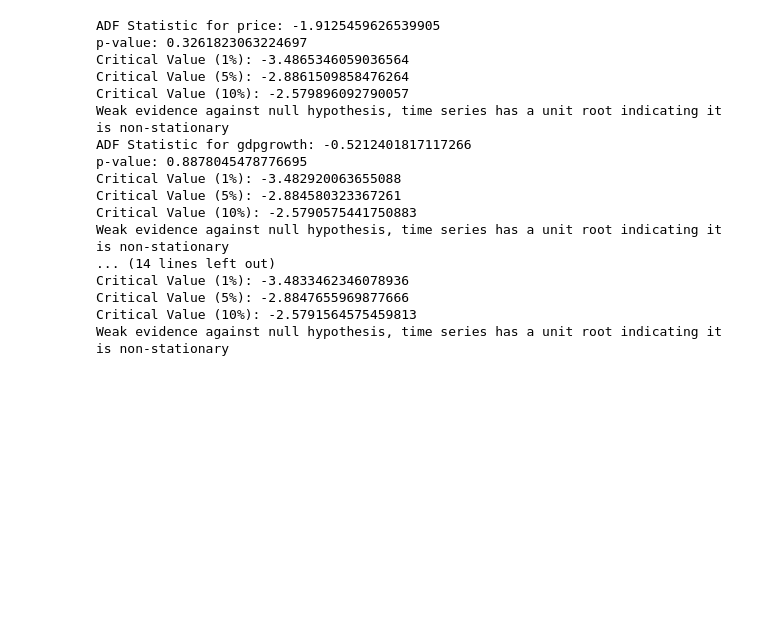
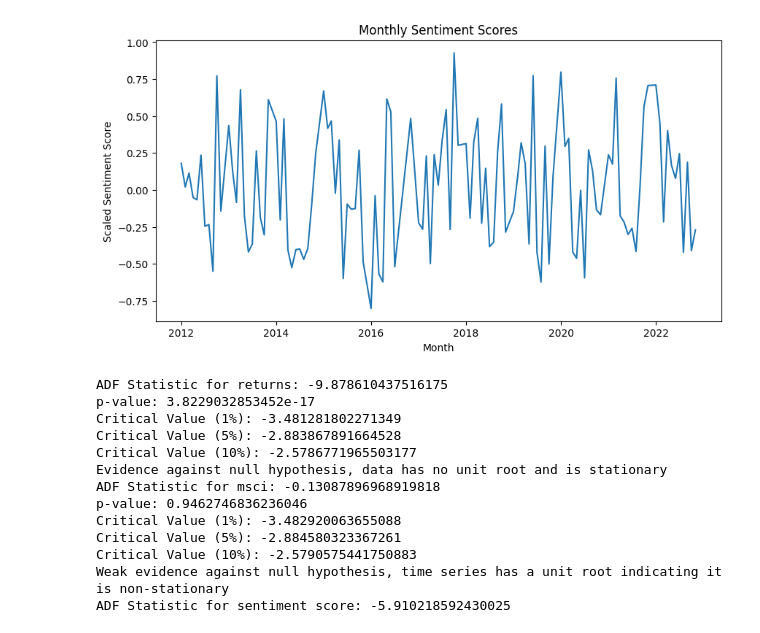
Before and after one commit to MDrschl/SalesEQ, a Jupyter notebook: TimeseriesExploration.ipynb, the cells around one changed output. Saved outputs shown, nothing was run; the diff lists cells and outputs as text; code cells hidden in the pictures; blank space fills up the shorter version.

```diff
--- a/TimeseriesExploration.ipynb
+++ b/TimeseriesExploration.ipynb
@@ -31,3 +30,16 @@ plt.show()
+# %%
+sentiment = pd.read_csv("./Sentiment_data/sentiment_scores.csv")
+sentiment['month'] = pd.to_datetime(sentiment['month'], format='%Y%m')
+
+plt.figure(figsize=(10, 5))
+plt.plot(sentiment['month'], sentiment['scaled_scores'])
+
+plt.title('Monthly Sentiment Scores')
+plt.xlabel('Month')
+plt.ylabel('Scaled Sentiment Score')
+plt.show()
+# %% [output]
+[figure, added]
 # %%
 #From inspecting the graphs, we can clearly see non-stationary features from all variables under consideration, suggesting to difference/fitting and ARIMA model
 # We can further test the hypothesis of stationarity by testing for unit roots using the Augemented Dickey fuller test. To test for autocorrelation, we use the Ljung-Box test.
@@ -43,24 +55,21 @@ def perform_adf_test(series):
     else:
         print("Weak evidence against null hypothesis, time series has a unit root indicating it is non-stationary")
 
-# Performing ADF test on each column
 for column in df.columns:
     perform_adf_test(df[column])
+
+print(f'ADF Statistic for sentiment score: {adfuller(sentiment["scaled_scores"])[0]}')
 # %% [output]
-ADF Statistic for price: -1.9125459626539905
-p-value: 0.3261823063224697
-Critical Value (1%): -3.4865346059036564
-Critical Value (5%): -2.8861509858476264
-Critical Value (10%): -2.579896092790057
-Weak evidence against null hypothesis, time series has a unit root indicating it is non-stationary
-ADF Statistic for gdpgrowth: -0.5212401817117266
-p-value: 0.8878045478776695
+ADF Statistic for returns: -9.878610437516175
+p-value: 3.8229032853452e-17
+Critical Value (1%): -3.481281802271349
+Critical Value (5%): -2.883867891664528
+Critical Value (10%): -2.5786771965503177
+Evidence against null hypothesis, data has no unit root and is stationary
+ADF Statistic for msci: -0.13087896968919818
+p-value: 0.9462746836236046
 Critical Value (1%): -3.482920063655088
 Critical Value (5%): -2.884580323367261
 Critical Value (10%): -2.5790575441750883
 Weak evidence against null hypothesis, time series has a unit root indicating it is non-stationary
-... (14 lines left out)
-Critical Value (1%): -3.4833462346078936
-Critical Value (5%): -2.8847655969877666
-Critical Value (10%): -2.5791564575459813
-Weak evidence against null hypothesis, time series has a unit root indicating it is non-stationary
+ADF Statistic for sentiment score: -5.910218592430025
```
Also changed, not shown: parts of 5 cells of this notebook, 6 other files.
